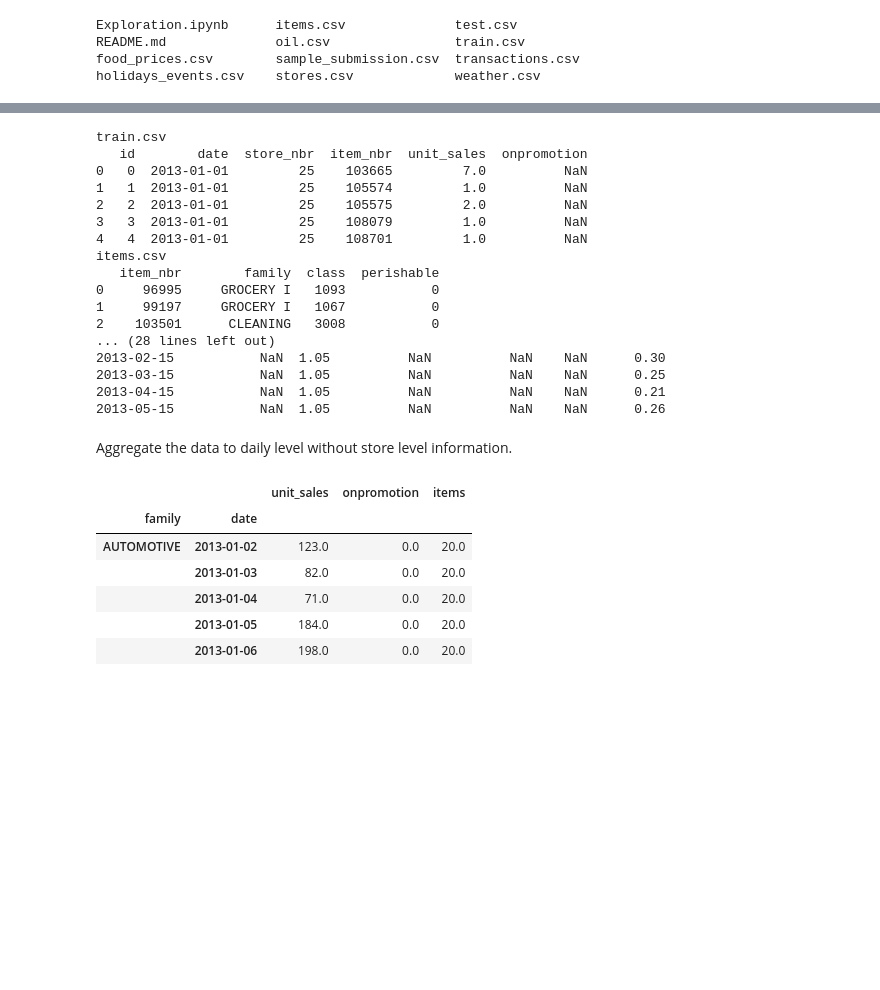
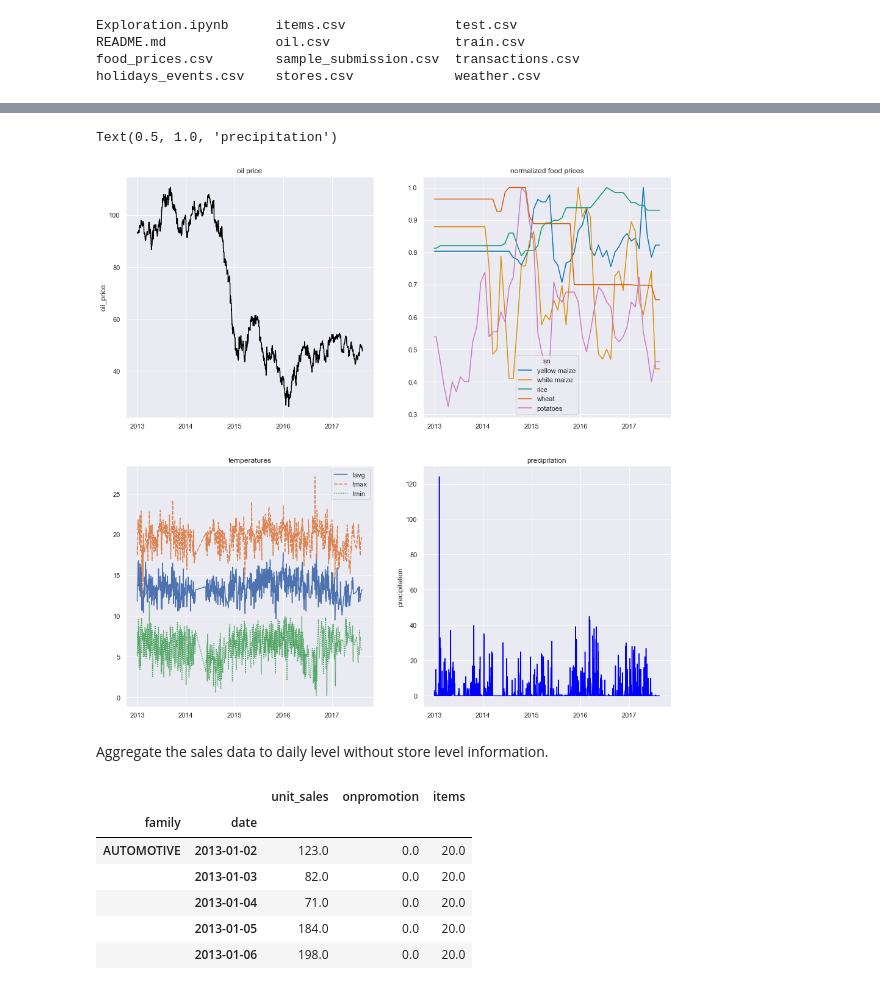
Before and after one commit to Elias-YJ/bsc-thesis, a Jupyter notebook: Exploration.ipynb, the cells around one changed output, grey strips where cells are left out. Drawn from its saved outputs; the diff is of its cells as text; code cells hidden in the pictures; blank space fills up the shorter version.

```diff
--- a/Exploration.ipynb
+++ b/Exploration.ipynb
@@ -23,17 +23,20 @@ holidays_events.csv    stores.csv             weather.csv
 # %%
+date_index = pd.date_range(start = '2013-01-01', end = '2017-08-14')
 items = pd.read_csv('items.csv')
 stores = pd.read_csv('stores.csv')
-oil = pd.read_csv('oil.csv')
-weather = pd.read_csv('weather.csv')
+oil = pd.read_csv('oil.csv', parse_dates=['date'])
+weather = pd.read_csv('weather.csv', parse_dates=['DATE'])
 food_prices = pd.read_csv('food_prices.csv', header=0).loc[1:,:]
 
-oil['date'] = pd.to_datetime(oil['date'])
-oil = oil.set_index('date')
-oil.loc['2013-01-01']=oil.loc['2013-01-02']
-oil['dcoilwtico'] = oil['dcoilwtico'].fillna(method='ffill')
+items.info()
+
+oil = oil.set_index('date').sort_index()
+oil = oil.reindex(date_index)
+oil.loc['2013-01-01',:]=oil.loc['2013-01-02',:]
+oil.loc[:,'oil_price'] = oil.loc[:,'dcoilwtico'].fillna(method='ffill')
+oil = oil.drop('dcoilwtico', axis=1)
 oil.info()
 
-weather['DATE'] = pd.to_datetime(weather['DATE'])
 weather = weather.loc[:,['DATE', 'PRCP', 'TAVG', 'TMAX', 'TMIN']].rename(
     columns={
         'DATE': 'date',
@@ -42,13 +45,15 @@ weather = weather.loc[:,['DATE', 'PRCP', 'TAVG', 'TMAX', 'TMIN']].rename(
         'TMAX': 'tmax',
         'TMIN': 'tmin'
     })
+weather = weather.set_index('date').sort_index()
+weather = weather.reindex(date_index)
 weather['precipitation'] = weather['precipitation'].fillna(0)
-weather = weather.set_index('date')
+weather = weather.interpolate(method='time')
 weather.info()
 
+food_prices = food_prices.loc[food_prices['mktname']=='Quito',['date', 'cmname','sn', 'price']]
 food_prices['date'] = pd.to_datetime(food_prices['date'])
-food_prices = food_prices.loc[food_prices['mktname']=='Quito',['date', 'cmname','sn', 'price']]
-food_prices = food_prices.pivot(index='date', columns='sn', values = 'price')
+food_prices = food_prices.pivot(index='date', columns='sn', values = 'price').sort_index()
 food_prices = food_prices.loc['2013-01-01':'2017-12-31',:].dropna(how='all', axis=1)
 food_prices = food_prices.rename(columns={
     '2598_136_14_93': 'yellow maize',
@@ -58,6 +63,8 @@ food_prices = food_prices.rename(columns={
     '2598_599_14_93': 'wheat',
     '2598_83_14_5': 'potatoes'
 }).astype(float)
+food_prices = food_prices.reindex(date_index)
+food_prices = food_prices.interpolate(method='time').fillna(method='ffill').fillna(method='bfill')
 food_prices.info()
 # %% [output]
 <class 'pandas.core.frame.DataFrame'>
@@ -80,33 +87,19 @@ memory usage: 3.3 KB
-# %%
-with pd.read_csv('train.csv', chunksize=10**6) as reader:
-    raw_train_data = reader.get_chunk(500000)
-print(
-    'train.csv', raw_train_data.head(),
-    'items.csv',items.head(),
-    'stores.csv', stores.head(),
-    'oil.csv', oil.head(),
-    'weather.csv', weather.head(),
-    'food_prices.csv', food_prices.head(), sep='\n')
-# %% [output]
-train.csv
-   id        date  store_nbr  item_nbr  unit_sales  onpromotion
-0   0  2013-01-01         25    103665         7.0          NaN
-1   1  2013-01-01         25    105574         1.0          NaN
-2   2  2013-01-01         25    105575         2.0          NaN
-3   3  2013-01-01         25    108079         1.0          NaN
-4   4  2013-01-01         25    108701         1.0          NaN
-items.csv
-   item_nbr        family  class  perishable
-0     96995     GROCERY I   1093           0
-1     99197     GROCERY I   1067           0
-2    103501      CLEANING   3008           0
-... (28 lines left out)
-2013-02-15           NaN  1.05          NaN          NaN    NaN      0.30
-2013-03-15           NaN  1.05          NaN          NaN    NaN      0.25
-2013-04-15           NaN  1.05          NaN          NaN    NaN      0.21
-2013-05-15           NaN  1.05          NaN          NaN    NaN      0.26
+# %%
+sns.set_theme()
+fig, ax = plt.subplots(2,2, figsize=(16,16))
+sns.lineplot(y=oil['oil_price'], x=oil.index, ax=ax[0,0], color='black').set_title('oil price')
+sns.lineplot(data=weather.loc[:,['tavg', 'tmax', 'tmin']], ax=ax[1,0]).set_title('temperatures')
+
+sns.set_palette('colorblind')
+food_prices_norm = food_prices.loc[:,['yellow maize', 'white maize', 'rice', 'wheat', 'potatoes']].apply(lambda x: x/x.max(), axis=0)
+sns.lineplot(data = food_prices_norm, ax=ax[0,1], dashes=False ).set_title('normalized food prices')
+
+sns.lineplot(y=weather['precipitation'], x=weather.index, ax=ax[1,1], color='blue').set_title('precipitation')
+# %% [output]
+Text(0.5, 1.0, 'precipitation')
+[figure, added]
 # %% [markdown]
-Aggregate the data to daily level without store level information.
+Aggregate the sales data to daily level without store level information.
 # %%
 # Variable for holding the resulting data frame
 sales_df=pd.DataFrame()
```
Also changed, not shown: parts of 15 cells of this notebook, 1 other file.
